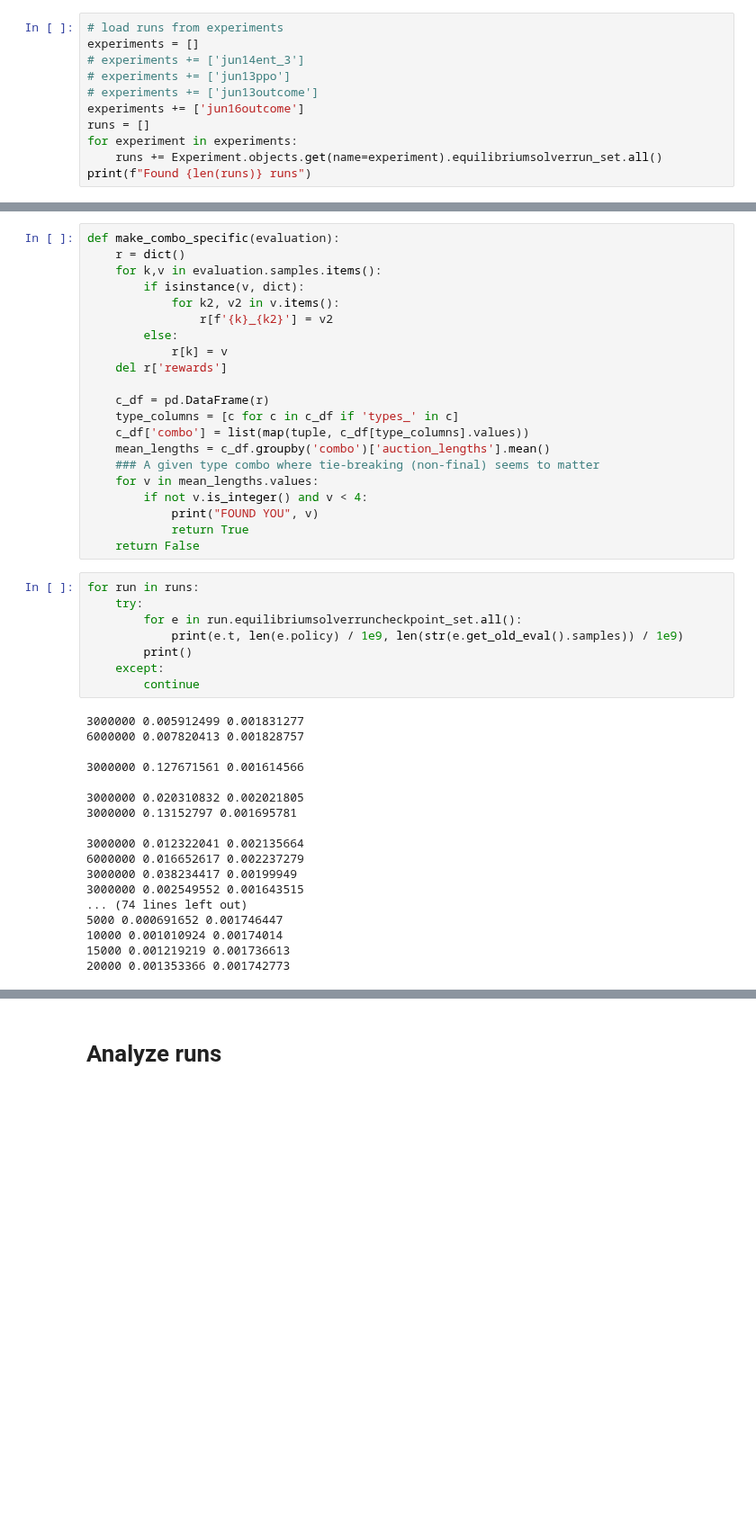
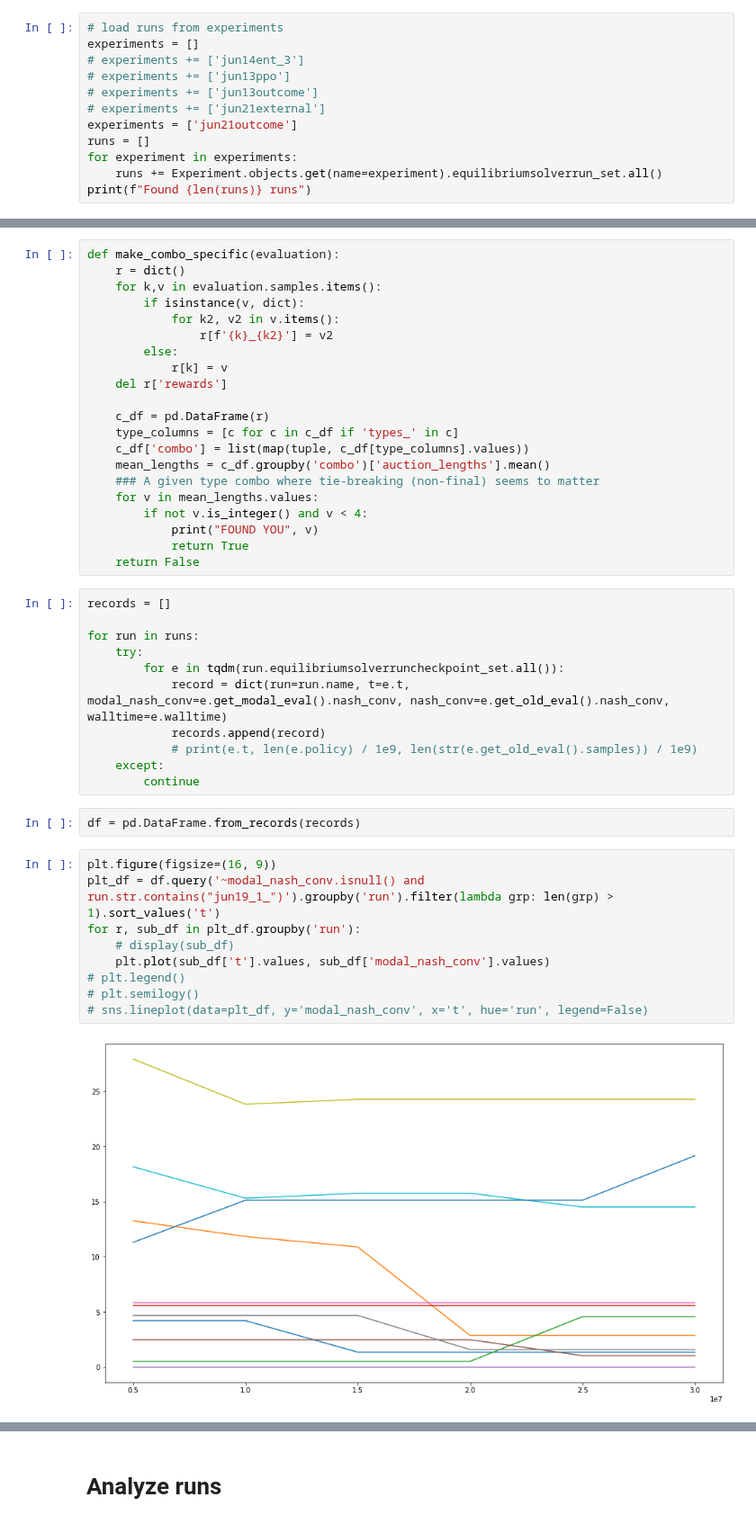
Before and after one commit to newmanne/open_spiel, a Jupyter notebook: open_spiel/python/examples/notebooks/greg/2023-06-05-analyze_small_games.ipynb, the cells around one changed output, grey strips where cells are left out. Shown at 90% size. Drawn from its saved outputs; the diff is of its cells as text; blank space fills up the shorter version.

```diff
--- a/open_spiel/python/examples/notebooks/greg/2023-06-05-analyze_small_games.ipynb
+++ b/open_spiel/python/examples/notebooks/greg/2023-06-05-analyze_small_games.ipynb
@@ -49,7 +46,8 @@ experiments = []
 # experiments += ['jun14ent_3']
 # experiments += ['jun13ppo']
 # experiments += ['jun13outcome']
-experiments += ['jun16outcome']
+# experiments += ['jun21external']
+experiments = ['jun21outcome']
 runs = []
 for experiment in experiments:
     runs += Experiment.objects.get(name=experiment).equilibriumsolverrun_set.all()
@@ -78,30 +76,28 @@ def make_combo_specific(evaluation):
             return True
     return False
 # %%
+records = []
+
 for run in runs:
     try:
-        for e in run.equilibriumsolverruncheckpoint_set.all():
-            print(e.t, len(e.policy) / 1e9, len(str(e.get_old_eval().samples)) / 1e9)
-        print()
+        for e in tqdm(run.equilibriumsolverruncheckpoint_set.all()):
+            record = dict(run=run.name, t=e.t, modal_nash_conv=e.get_modal_eval().nash_conv, nash_conv=e.get_old_eval().nash_conv, walltime=e.walltime)
+            records.append(record)
+            # print(e.t, len(e.policy) / 1e9, len(str(e.get_old_eval().samples)) / 1e9)
     except:
         continue
-# %% [output]
-3000000 0.005912499 0.001831277
-6000000 0.007820413 0.001828757
-
-3000000 0.127671561 0.001614566
-
-3000000 0.020310832 0.002021805
-3000000 0.13152797 0.001695781
-
-3000000 0.012322041 0.002135664
-6000000 0.016652617 0.002237279
-3000000 0.038234417 0.00199949
-3000000 0.002549552 0.001643515
-... (74 lines left out)
-5000 0.000691652 0.001746447
-10000 0.001010924 0.00174014
-15000 0.001219219 0.001736613
-20000 0.001353366 0.001742773
+# %%
+df = pd.DataFrame.from_records(records)
+# %%
+plt.figure(figsize=(16, 9))
+plt_df = df.query('~modal_nash_conv.isnull() and run.str.contains("jun19_1_")').groupby('run').filter(lambda grp: len(grp) > 1).sort_values('t')
+for r, sub_df in plt_df.groupby('run'):
+    # display(sub_df)
+    plt.plot(sub_df['t'].values, sub_df['modal_nash_conv'].values)
+# plt.legend()
+# plt.semilogy()
+# sns.lineplot(data=plt_df, y='modal_nash_conv', x='t', hue='run', legend=False)
+# %% [output]
+[figure, added]
 # %%
 len(e.get_model()._infostates)
```
Also changed, not shown: parts of 11 cells of this notebook, 10 other files.
